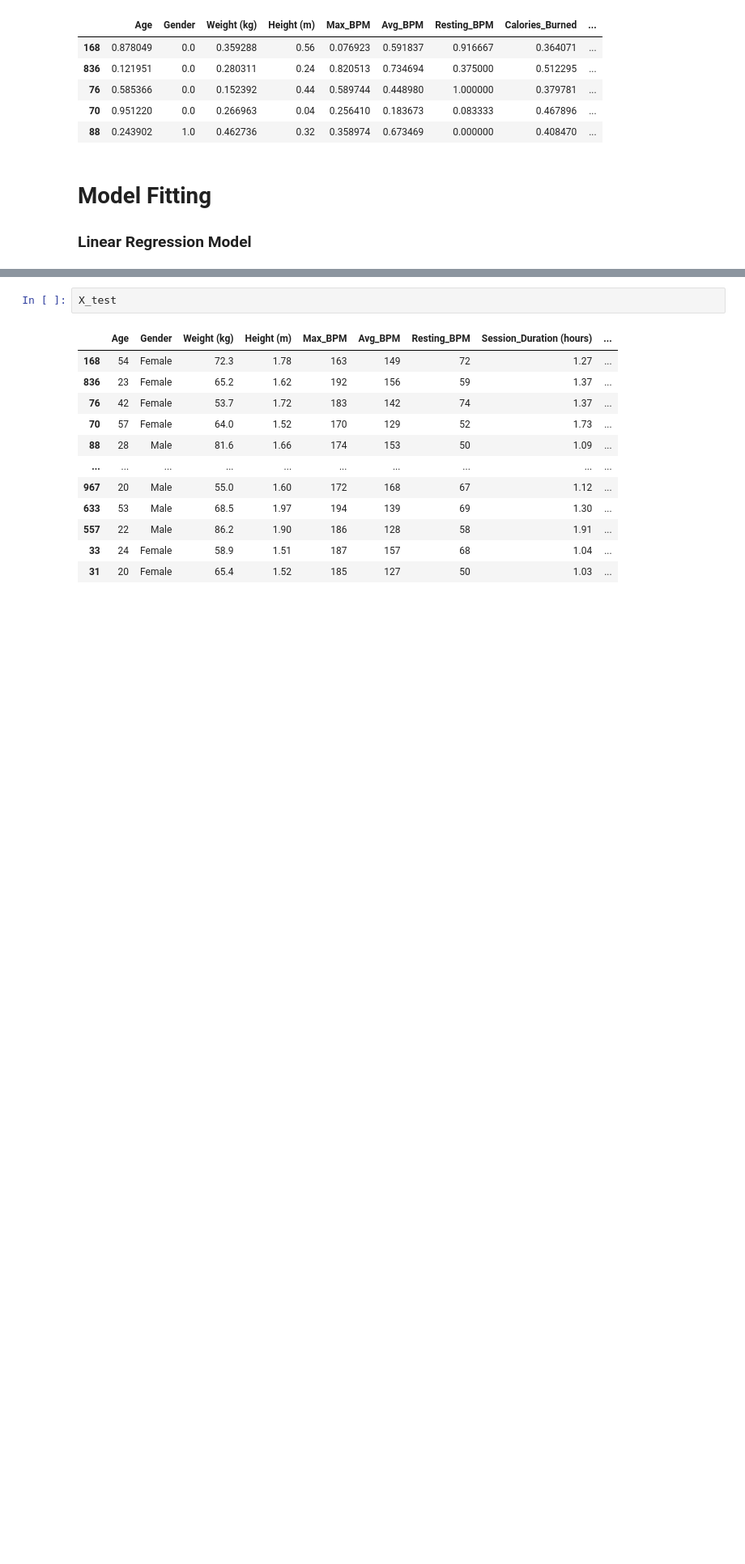
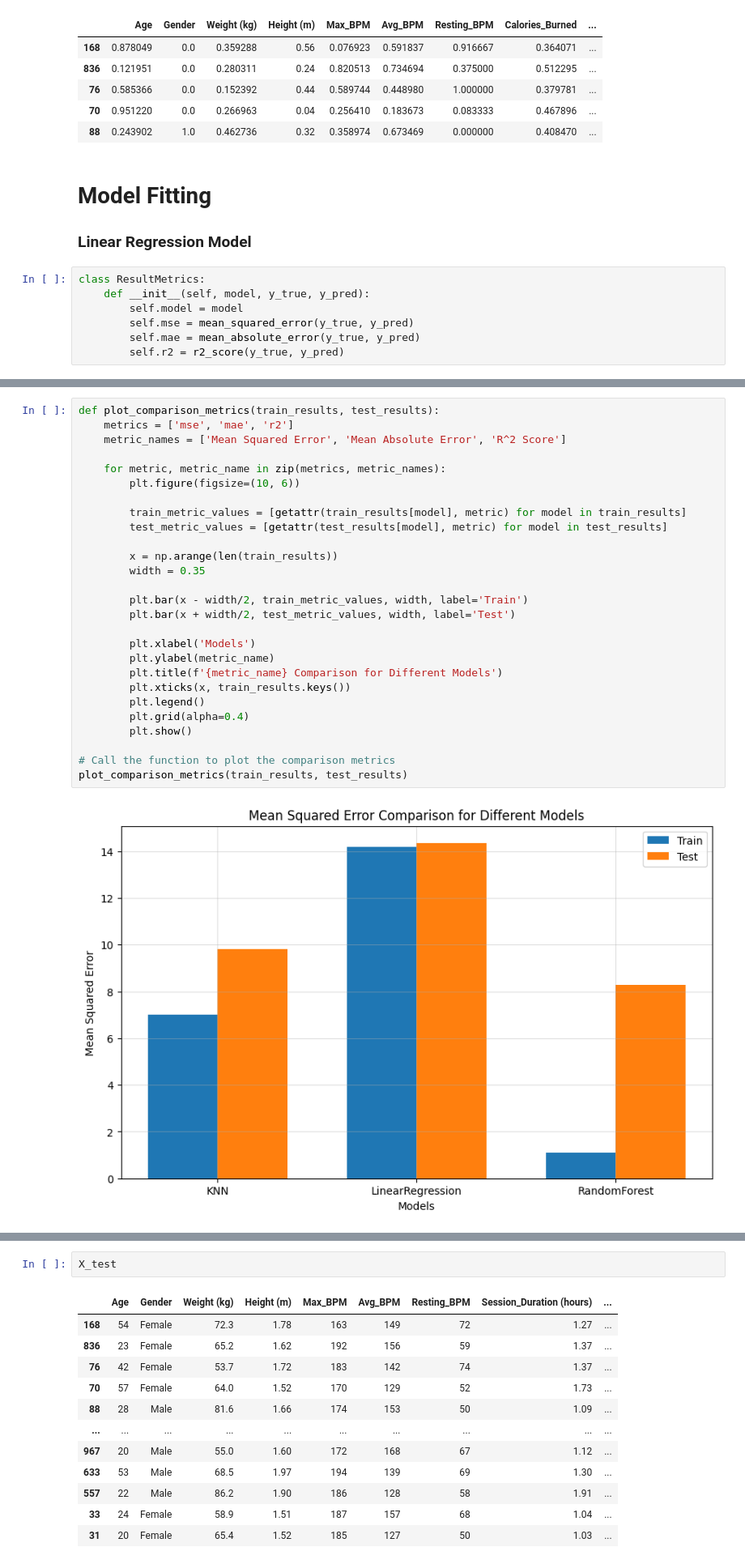
Before and after one commit to nimish0107/fat_percentage_predictor, a Jupyter notebook: model_training.ipynb, the cells around one changed output, grey strips where cells are left out. Shown at 81% size. Saved outputs shown, nothing was run; the diff lists cells and outputs as text; blank space fills up the shorter version.

```diff
--- a/model_training.ipynb
+++ b/model_training.ipynb
@@ -303,3 +305,10 @@ X_test_final.head()
 # %% [markdown]
 # Model Fitting
 ### Linear Regression Model
+# %%
+class ResultMetrics:
+    def __init__(self, model, y_true, y_pred):
+        self.model = model
+        self.mse = mean_squared_error(y_true, y_pred)
+        self.mae = mean_absolute_error(y_true, y_pred)
+        self.r2 = r2_score(y_true, y_pred)
@@ -305,0 +350,29 @@ X_test_final.head()
+# %%
+def plot_comparison_metrics(train_results, test_results):
+    metrics = ['mse', 'mae', 'r2']
+    metric_names = ['Mean Squared Error', 'Mean Absolute Error', 'R^2 Score']
+
+    for metric, metric_name in zip(metrics, metric_names):
+        plt.figure(figsize=(10, 6))
+
+        train_metric_values = [getattr(train_results[model], metric) for model in train_results]
+        test_metric_values = [getattr(test_results[model], metric) for model in test_results]
+
+        x = np.arange(len(train_results))
+        width = 0.35
+
+        plt.bar(x - width/2, train_metric_values, width, label='Train')
+        plt.bar(x + width/2, test_metric_values, width, label='Test')
+
+        plt.xlabel('Models')
+        plt.ylabel(metric_name)
+        plt.title(f'{metric_name} Comparison for Different Models')
+        plt.xticks(x, train_results.keys())
+        plt.legend()
+        plt.grid(alpha=0.4)
+        plt.show()
+
+# Call the function to plot the comparison metrics
+plot_comparison_metrics(train_results, test_results)
+# %% [output]
+[figure, added]
```
Also changed, not shown: parts of 11 cells of this notebook, 5 other files.
